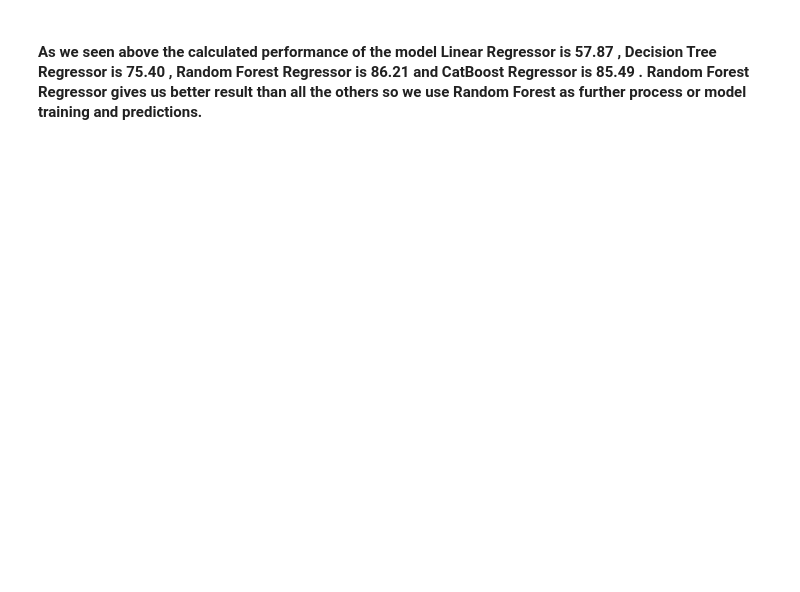
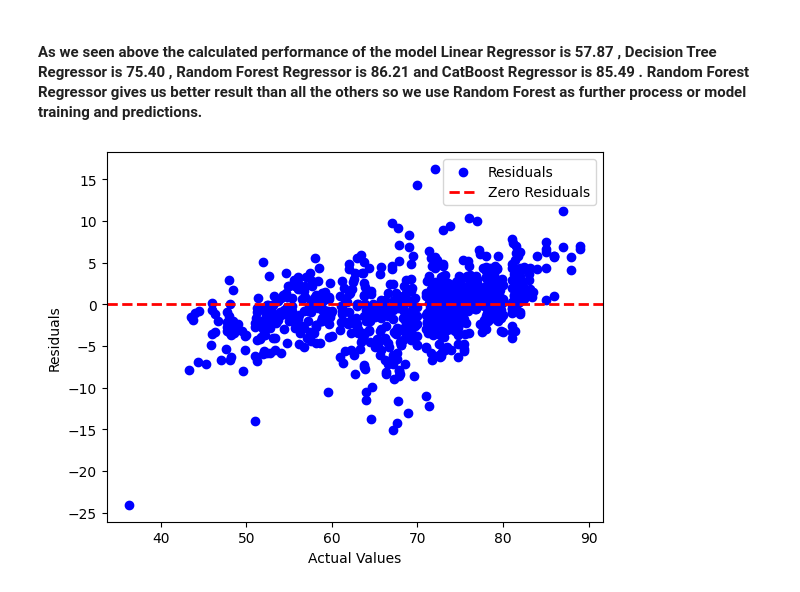
Before and after one commit to arunkumr09/Life-Expectancy-Prediction, a Jupyter notebook: Model_training.ipynb, the cells around one changed output. Saved outputs shown, nothing was run; the diff lists cells and outputs as text; code cells hidden in the pictures; blank space fills up the shorter version.

```diff
--- a/Model_training.ipynb
+++ b/Model_training.ipynb
@@ -156,3 +156,20 @@ Decision Tree
 - R2 Score: 0.8549
 # %% [markdown]
 #### As we seen above the calculated performance of the model Linear Regressor is 57.87 , Decision Tree Regressor is 75.40 , Random Forest Regressor is 86.21 and CatBoost Regressor is 85.49 . Random Forest Regressor gives us better result than all the others so we use Random Forest as further process or model training and predictions.
+# %%
+final_model = RandomForestRegressor()
+
+final_model.fit(X_train,y_train)
+y_pred_final = final_model.predict(X_test)
+
+
+residuals = y_test - y_pred_final
+
+plt.scatter(y_test,residuals, color='blue',label='Residuals')
+plt.axhline(y=0, color='red', linestyle='--', linewidth = 2, label='Zero Residuals')
+plt.xlabel('Actual Values')
+plt.ylabel('Residuals')
+plt.legend()
+plt.show()
+# %% [output]
+[figure, added]
```
Also changed, not shown: parts of 8 cells of this notebook, 2 other files.
